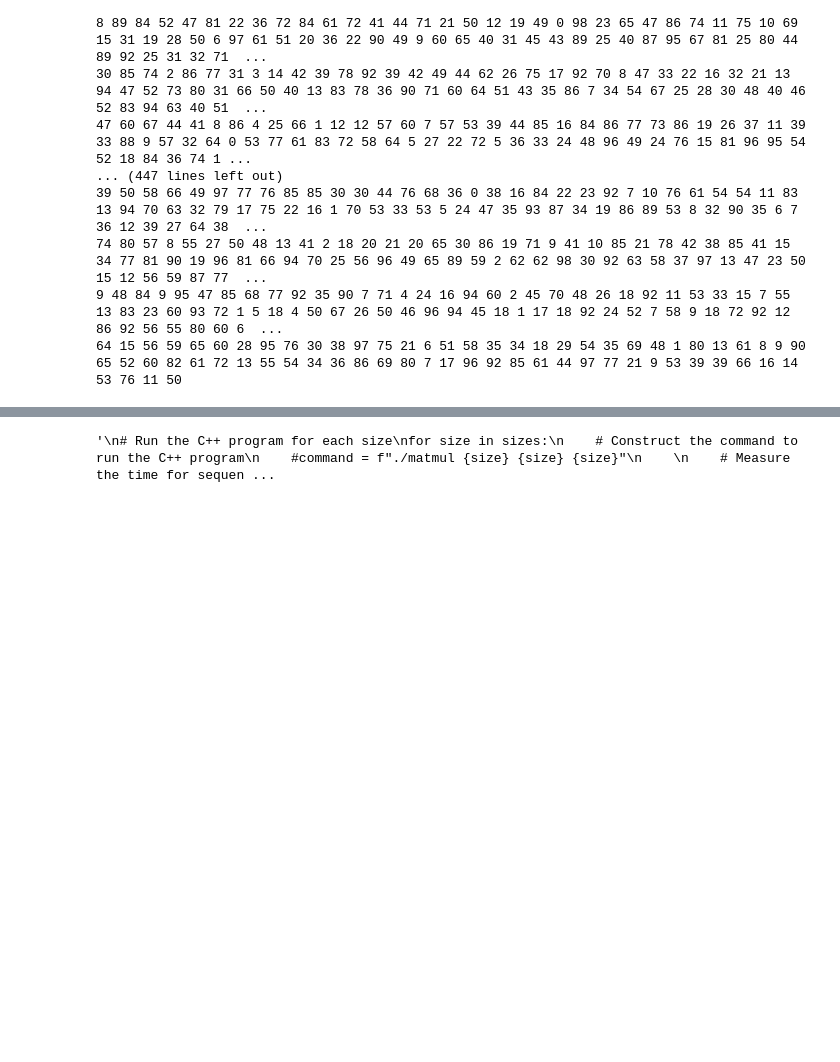
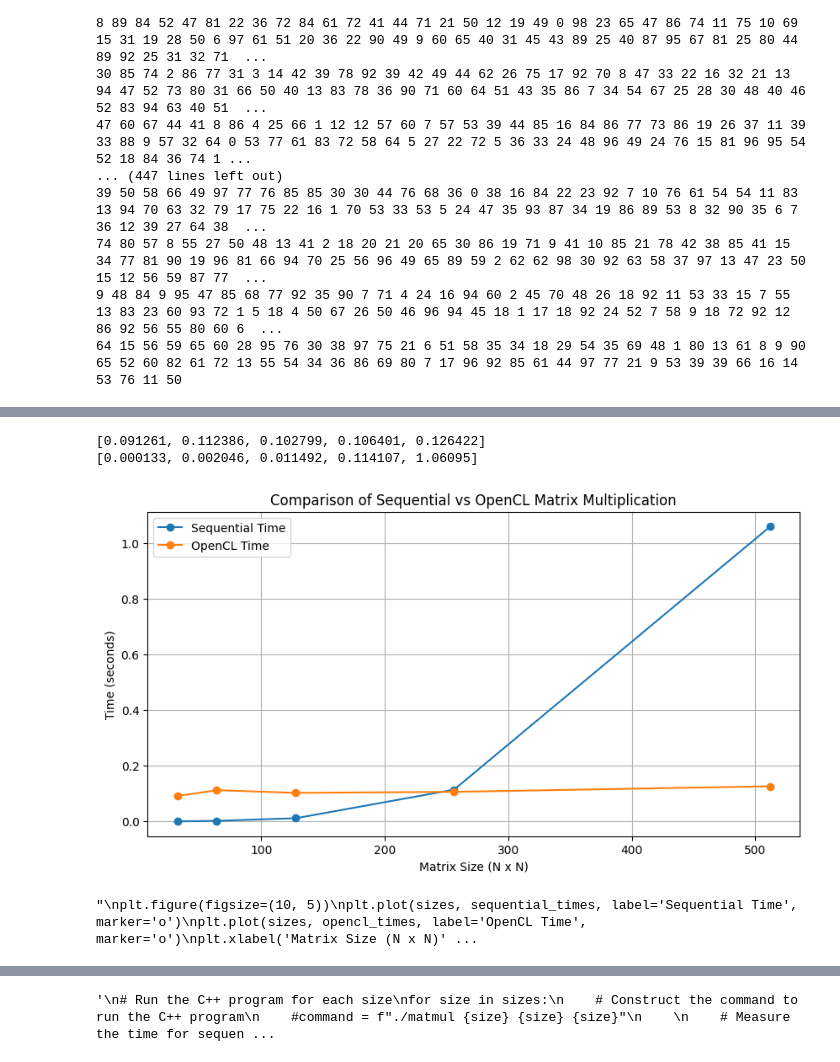
Before and after one commit to prisacarualex/opencl_pc, a Jupyter notebook: PARMAI_Ex5_OpenCL.ipynb, the cells around one changed output, grey strips where cells are left out. Cells and saved outputs as stored; diff of their text form; code cells hidden in the pictures; blank space fills up the shorter version.

```diff
--- a/PARMAI_Ex5_OpenCL.ipynb
+++ b/PARMAI_Ex5_OpenCL.ipynb
@@ -480,3 +480,21 @@ sizes = [32, 64, 128, 256]
 # %%
 sequential_times = []
 opencl_times = []
+# %%
+data = !./matmul 512 512 512
+for item in data:
+  if "Time elapsed for sequential multiplication" in item:
+    seq_time = float(item.split(":")[1].strip().split()[0])
+    sequential_times.append(seq_time)
+  elif "Time elapsed for OpenCL multiplication" in item:
+    opencl_time = float(item.split(":")[1].strip().split()[0])
+    opencl_times.append(opencl_time)
+print(opencl_times)
+print(sequential_times)
+# %% [output]
+[0.091261, 0.112386, 0.102799, 0.106401, 0.126422]
+[0.000133, 0.002046, 0.011492, 0.114107, 1.06095]
+# %%
+sizes = [32, 64, 128, 256, 512]
+opencl_times = [0.091261, 0.112386, 0.102799, 0.106401, 0.126422]
+sequential_times = [0.000133, 0.002046, 0.011492, 0.114107, 1.06095]
@@ -483 +503,33 @@ opencl_times = []
+# %%
+plt.figure(figsize=(10, 5))
+plt.plot(sizes, sequential_times, label='Sequential Time', marker='o')
+plt.plot(sizes, opencl_times, label='OpenCL Time', marker='o')
+plt.xlabel('Matrix Size (N x N)')
+plt.ylabel('Time (seconds)')
+plt.title('Comparison of Sequential vs OpenCL Matrix Multiplication')
+plt.legend()
+plt.grid()
+plt.show()
+# %% [output]
+[figure, added]
+# %%
+#import time
+#import matplotlib.pyplot as plt
+
+sizes = [32, 64, 128, 256, 512]
+opencl_times = [0.091261, 0.112386, 0.102799, 0.106401, 0.126422]
+sequential_times = [0.000133, 0.002046, 0.011492, 0.114107, 1.06095]
+
+'''
+plt.figure(figsize=(10, 5))
+plt.plot(sizes, sequential_times, label='Sequential Time', marker='o')
+plt.plot(sizes, opencl_times, label='OpenCL Time', marker='o')
+plt.xlabel('Matrix Size (N x N)')
+plt.ylabel('Time (seconds)')
+plt.title('Comparison of Sequential vs OpenCL Matrix Multiplication')
+plt.legend()
+plt.grid()
+plt.show()'''
+# %% [output]
+"\nplt.figure(figsize=(10, 5))\nplt.plot(sizes, sequential_times, label='Sequential Time', marker='o')\nplt.plot(sizes, opencl_times, label='OpenCL Time', marker='o')\nplt.xlabel('Matrix Size (N x N)' ...
 # %%
```
Also changed, not shown: parts of 5 cells of this notebook.
